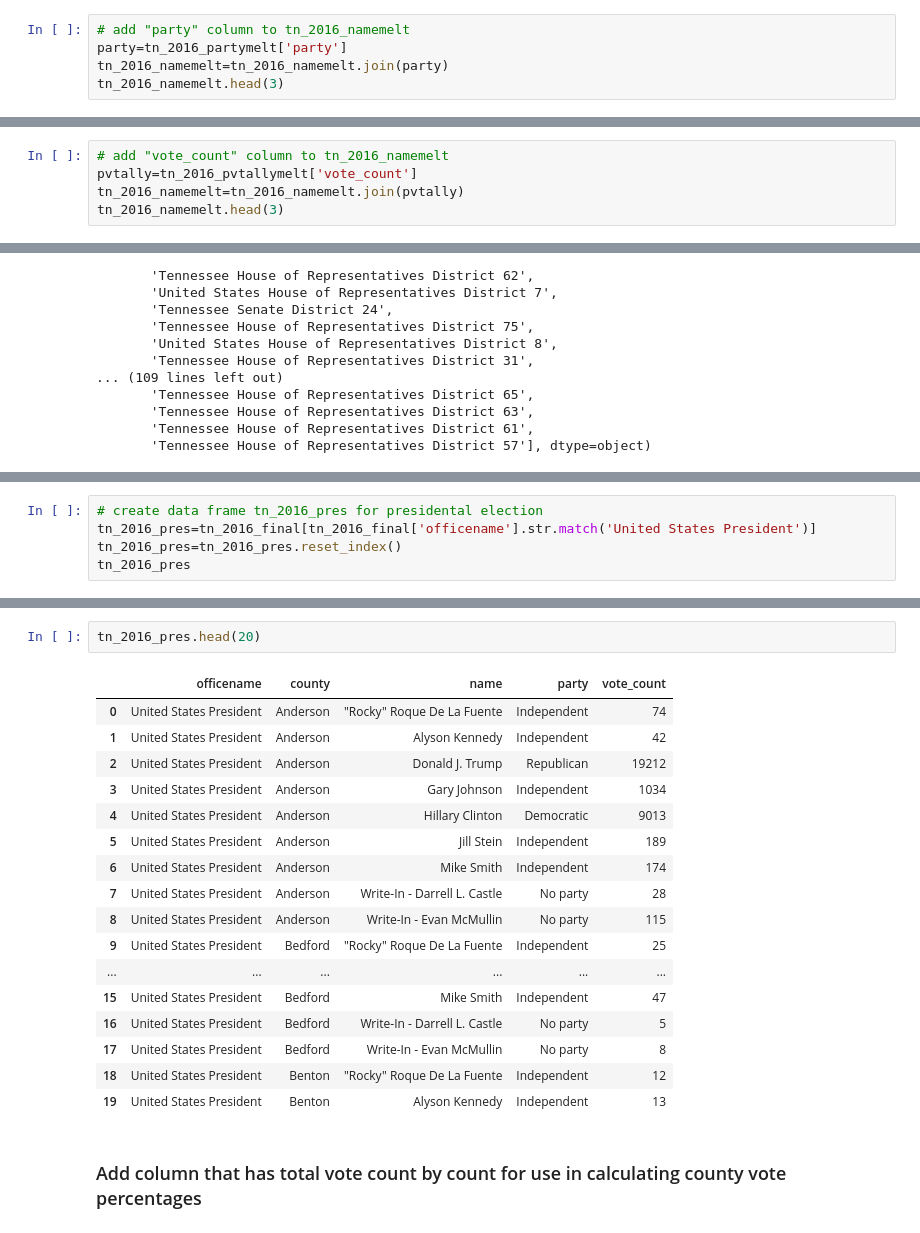
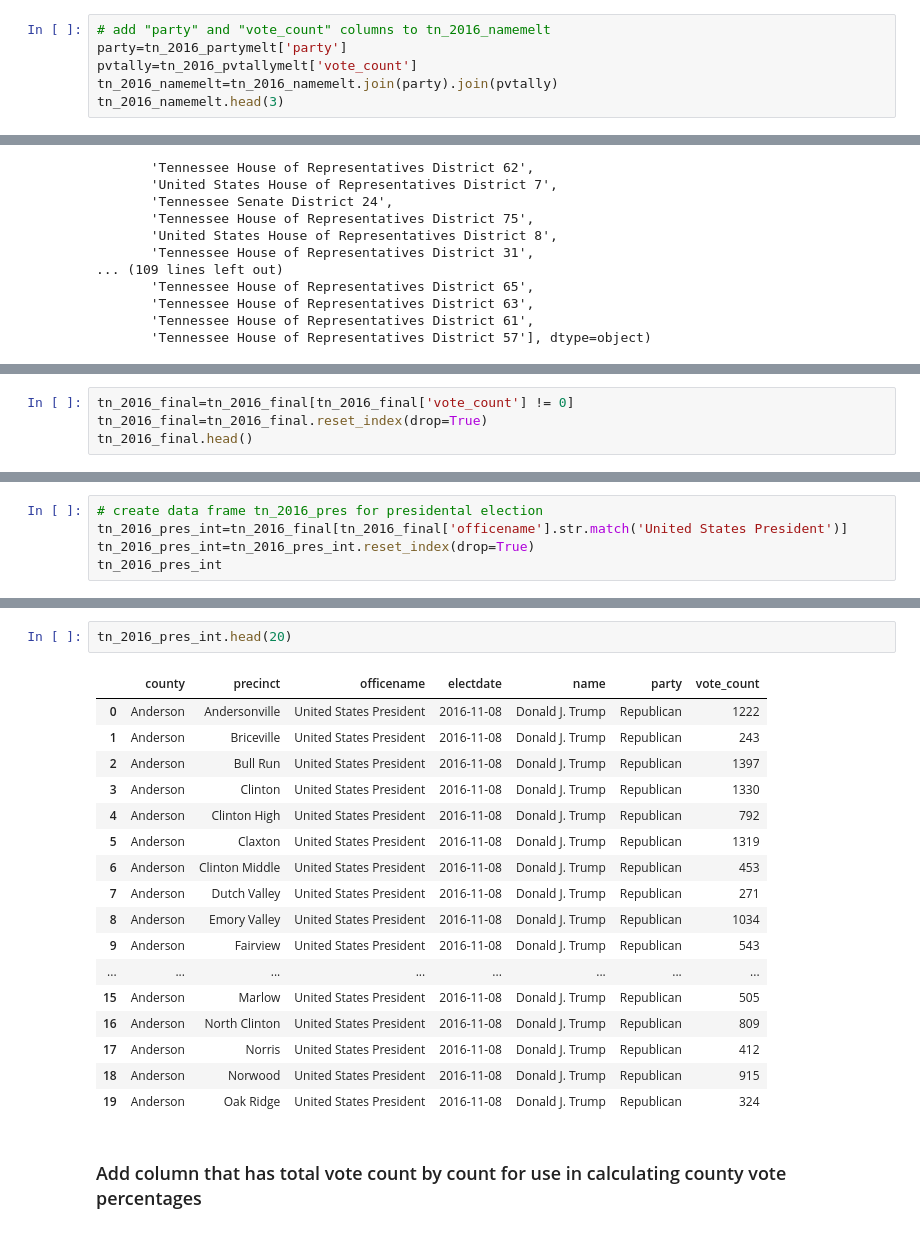
Before and after one commit to DavidMellow/tn-elections, a Jupyter notebook: notebooks/tn_election_2016_melt.ipynb, the cells around one changed output, grey strips where cells are left out. Drawn from its saved outputs; the diff is of its cells as text.

```diff
--- a/notebooks/tn_election_2016_melt.ipynb
+++ b/notebooks/tn_election_2016_melt.ipynb
@@ -109,8 +109,9 @@ tn_2016_pvtallymelt.head(9405)
 | 9404 | Anderson | Andersonville | United States House of Representa... | 2016-11-08 | 195.0 |
 9405 rows × 5 columns
 # %%
-# add "party" column to tn_2016_namemelt
+# add "party" and "vote_count" columns to tn_2016_namemelt
 party=tn_2016_partymelt['party']
-tn_2016_namemelt=tn_2016_namemelt.join(party)
+pvtally=tn_2016_pvtallymelt['vote_count']
+tn_2016_namemelt=tn_2016_namemelt.join(party).join(pvtally)
 tn_2016_namemelt.head(3)
 # %% [output]
@@ -121,5 +121,0 @@ tn_2016_namemelt.head(3)
-# %%
-# add "vote_count" column to tn_2016_namemelt
-pvtally=tn_2016_pvtallymelt['vote_count']
-tn_2016_namemelt=tn_2016_namemelt.join(pvtally)
-tn_2016_namemelt.head(3)
@@ -335,0 +344,4 @@ array(['United States President',
+# %%
+tn_2016_final=tn_2016_final[tn_2016_final['vote_count'] != 0]
+tn_2016_final=tn_2016_final.reset_index(drop=True)
+tn_2016_final.head()
@@ -336,6 +371,6 @@ array(['United States President',
 # %%
 # create data frame tn_2016_pres for presidental election
-tn_2016_pres=tn_2016_final[tn_2016_final['officename'].str.match('United States President')]
-tn_2016_pres=tn_2016_pres.reset_index()
-tn_2016_pres
+tn_2016_pres_int=tn_2016_final[tn_2016_final['officename'].str.match('United States President')]
+tn_2016_pres_int=tn_2016_pres_int.reset_index(drop=True)
+tn_2016_pres_int
 # %% [output]
@@ -393,22 +390,22 @@ tn_2016_pres
 # %%
-tn_2016_pres.head(20)
+tn_2016_pres_int.head(20)
 # %% [output]
-|  | officename | county | name | party | vote_count |
-| 0 | United States President | Anderson | "Rocky" Roque De La Fuente | Independent | 74 |
-| 1 | United States President | Anderson | Alyson Kennedy | Independent | 42 |
-| 2 | United States President | Anderson | Donald J. Trump | Republican | 19212 |
-| 3 | United States President | Anderson | Gary Johnson | Independent | 1034 |
-| 4 | United States President | Anderson | Hillary Clinton | Democratic | 9013 |
-| 5 | United States President | Anderson | Jill Stein | Independent | 189 |
-| 6 | United States President | Anderson | Mike Smith | Independent | 174 |
-| 7 | United States President | Anderson | Write-In - Darrell L. Castle | No party | 28 |
-| 8 | United States President | Anderson | Write-In - Evan McMullin | No party | 115 |
-| 9 | United States President | Bedford | "Rocky" Roque De La Fuente | Independent | 25 |
-| ... | ... | ... | ... | ... | ... |
-| 15 | United States President | Bedford | Mike Smith | Independent | 47 |
-| 16 | United States President | Bedford | Write-In - Darrell L. Castle | No party | 5 |
-| 17 | United States President | Bedford | Write-In - Evan McMullin | No party | 8 |
-| 18 | United States President | Benton | "Rocky" Roque De La Fuente | Independent | 12 |
-| 19 | United States President | Benton | Alyson Kennedy | Independent | 13 |
+|  | county | precinct | officename | electdate | name | party | vote_count |
+| 0 | Anderson | Andersonville | United States President | 2016-11-08 | Donald J. Trump | Republican | 1222 |
+| 1 | Anderson | Briceville | United States President | 2016-11-08 | Donald J. Trump | Republican | 243 |
+| 2 | Anderson | Bull Run | United States President | 2016-11-08 | Donald J. Trump | Republican | 1397 |
+| 3 | Anderson | Clinton | United States President | 2016-11-08 | Donald J. Trump | Republican | 1330 |
+| 4 | Anderson | Clinton High | United States President | 2016-11-08 | Donald J. Trump | Republican | 792 |
+| 5 | Anderson | Claxton | United States President | 2016-11-08 | Donald J. Trump | Republican | 1319 |
+| 6 | Anderson | Clinton Middle | United States President | 2016-11-08 | Donald J. Trump | Republican | 453 |
+| 7 | Anderson | Dutch Valley | United States President | 2016-11-08 | Donald J. Trump | Republican | 271 |
+| 8 | Anderson | Emory Valley | United States President | 2016-11-08 | Donald J. Trump | Republican | 1034 |
+| 9 | Anderson | Fairview | United States President | 2016-11-08 | Donald J. Trump | Republican | 543 |
+| ... | ... | ... | ... | ... | ... | ... | ... |
+| 15 | Anderson | Marlow | United States President | 2016-11-08 | Donald J. Trump | Republican | 505 |
+| 16 | Anderson | North Clinton | United States President | 2016-11-08 | Donald J. Trump | Republican | 809 |
+| 17 | Anderson | Norris | United States President | 2016-11-08 | Donald J. Trump | Republican | 412 |
+| 18 | Anderson | Norwood | United States President | 2016-11-08 | Donald J. Trump | Republican | 915 |
+| 19 | Anderson | Oak Ridge | United States President | 2016-11-08 | Donald J. Trump | Republican | 324 |
 # %% [markdown]
 ### Add column that has total vote count by count for use in calculating county vote percentages
```
Also changed, not shown: parts of 36 cells of this notebook.
